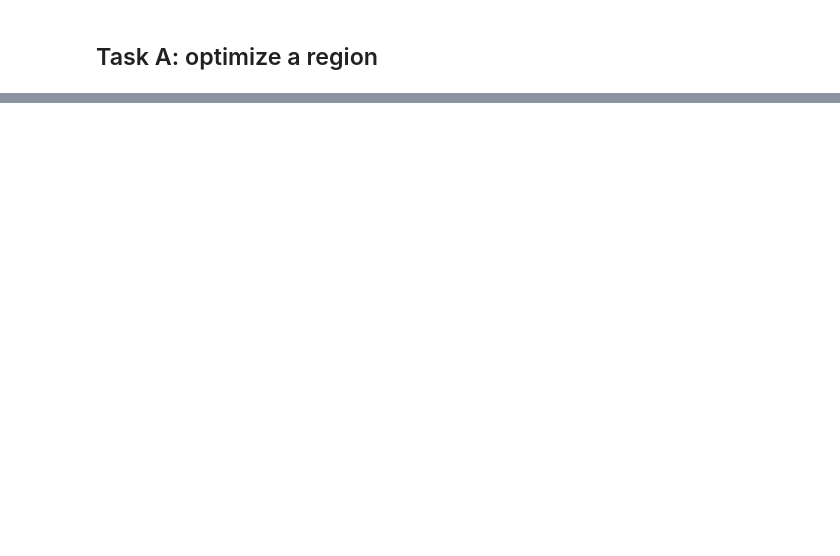
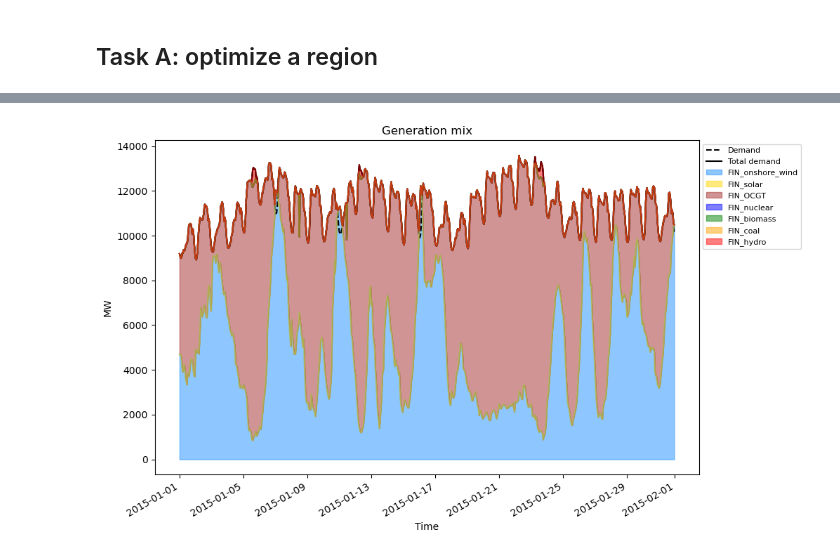
Before and after one commit to NicolineSimoneDTU/Integrated_Project, a Jupyter notebook: project.ipynb, the cells around one changed output, grey strips where cells are left out. Drawn from its saved outputs; the diff is of its cells as text; code cells hidden in the pictures; blank space fills up the shorter version.

```diff
--- a/project.ipynb
+++ b/project.ipynb
@@ -179 +187,27 @@ Name: p_nom_opt, dtype: float64
+# %%
+# Plot a week of generation
+start_date = "2015-01-01"
+end_date = "2015-01-31"
+
+demand_jan = demand.loc[start_date:end_date]
+generator_jan = gen_prod.loc[start_date:end_date]
+hydroDischarge_jan = hydroDischarge.loc[start_date:end_date]
+hydroCharge_jan = hydroCharge.loc[start_date:end_date]
+
+tot_demand_jan = pd.concat([demand_jan, hydroCharge_jan], axis=1).sum(axis=1)
+tot_supply_jan = generator_jan.join(hydroDischarge_jan, how="outer")
+
+
+
+fig, ax = plt.subplots(1, 1, figsize=(10,7))
+ax.plot(demand_jan.index, demand_jan.values, label="Demand", color="black", linestyle="--")
+ax.plot(tot_demand_jan.index, tot_demand_jan.values, label="Total demand", color="black")
+tot_supply_jan.plot.area(ax=ax, alpha=0.5, stacked=True, color=colors, legend=True)
+ax.set_title("Generation mix")
+ax.set_ylabel("MW")
+ax.set_xlabel("Time")
+ax.legend(loc="upper left", bbox_to_anchor=(1, 1), fontsize=8)
+plt.show()
+# %% [output]
+[figure, added]
 # %%
```
Also changed, not shown: parts of 17 cells of this notebook.
